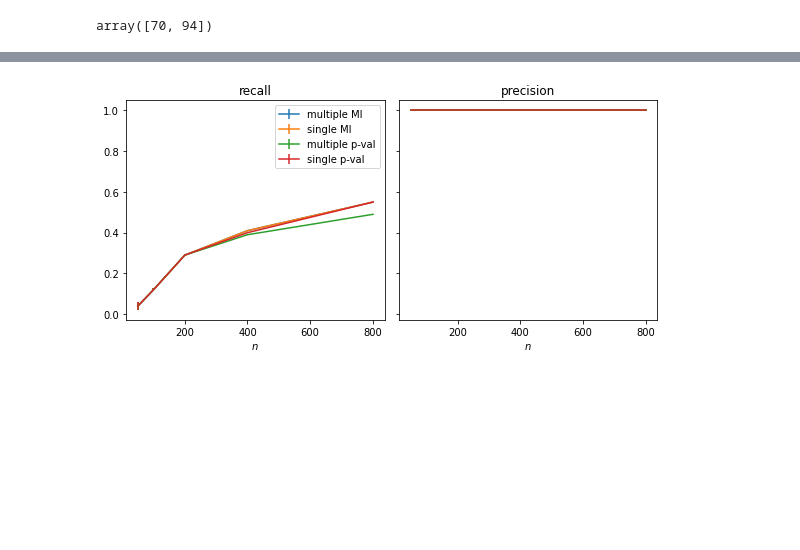
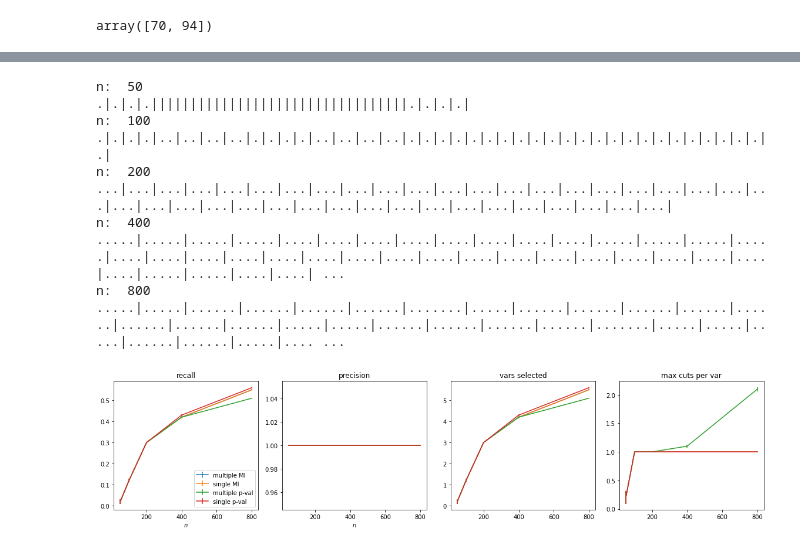
Before and after one commit to marioboley/select_mi, a Jupyter notebook: scribble.ipynb, the cells around one changed output, grey strips where cells are left out. Cells and saved outputs as stored; diff of their text form; code cells hidden in the pictures; blank space fills up the shorter version.

```diff
--- a/scribble.ipynb
+++ b/scribble.ipynb
@@ -292,15 +255,66 @@ n:  800
+# %%
+k = 5
+r, p = 10, 50
+
+reps = 10
+ns = np.array([50, 100, 200, 400, 800])
+names = ['multiple MI', 'single MI', 'multiple p-val', 'single p-val']
+methods = [VariableSelection(0.05, verbose=True),
+           VariableSelection(0.05, multiple_cuts_per_var=False, verbose=True),
+           VariableSelection(0.05, objective='p_value', verbose=True),
+           VariableSelection(0.05, objective='p_value', multiple_cuts_per_var=False, verbose=True)]
+
+prec = np.zeros(shape=(len(methods), reps, len(ns)))
+rec = np.zeros(shape=(len(methods), reps, len(ns)))
+num_selected = np.zeros(shape=(len(methods), reps, len(ns)))
+mean_num_cuts = np.zeros(shape=(len(methods), reps, len(ns)))
+max_num_cuts = np.zeros(shape=(len(methods), reps, len(ns)))
+
+problem = Problem.randomSparseProblem(p, r, k, random_state=0)
+for j, n in enumerate(ns):
+    print('n: ',n)
+    for rep in range(reps):
+        x, y = problem.rvs(n)
+        for i, method in enumerate(methods):
+            selection = clone(method, safe=False)
+            selection.fit(x, y) # VariableSelection(0.05, verbose=True).fit(x, y)
+            intersection = np.intersect1d(selection.selected_, problem.relevant)
+            precision = len(intersection)/len(selection.selected_) if len(selection.selected_)>0 else 1.0
+            recall = len(intersection)/len(problem.relevant)
+            prec[i, rep, j] = precision
+            rec[i, rep, j] = recall
+            num_selected[i, rep, j] = len(selection.selected_)
+            mean_num_cuts[i, rep, j] = selection.num_cuts_selected_.mean() if len(selection.selected_)>0 else 0.0
+            max_num_cuts[i, rep, j] = selection.num_cuts_selected_.max() if len(selection.selected_)>0 else 0.0
+            print('|', end='')
+    print()
+# %% [output]
+n:  50
+.|.|.|.|||||||||||||||||||||||||||||||||.|.|.|.|
+n:  100
+.|.|.|.|..|..|..|..|.|.|.|.|..|..|..|..|.|.|.|.|.|.|.|.|.|.|.|.|.|.|.|.|.|.|.|.|.|.|.|.|
+n:  200
+...|...|...|...|...|...|...|...|...|...|...|...|...|...|...|...|...|...|...|...|...|...|...|...|...|...|...|...|...|...|...|...|...|...|...|...|...|...|...|...|
+n:  400
+.....|.....|.....|.....|....|....|....|....|....|....|....|....|.....|.....|.....|.....|....|....|....|....|....|....|....|....|....|....|....|....|....|....|....|....|....|....|.....|.....|....|....| ...
+n:  800
+.....|.....|......|......|......|......|.......|.....|......|......|......|......|......|......|......|......|.....|.....|......|......|......|......|.......|.....|.....|.....|......|......|.....|.... ...
 # %%
 from matplotlib import pyplot as plt
 
-_, axs = plt.subplots(1, 2, figsize=(8, 4), tight_layout=True, sharey=True)
+_, axs = plt.subplots(1, 4, figsize=(16, 4), tight_layout=True)
 for i in range(len(methods)):
     axs[0].errorbar(ns, rec[i, :, :].mean(axis=0), 1.96*rec[i, :, :].std(axis=0)/ns**0.5, label=names[i])
     axs[1].errorbar(ns, prec[i, :, :].mean(axis=0), 1.96*prec[i, :, :].std(axis=0)/ns**0.5, label=names[i])
+    axs[2].errorbar(ns, num_selected[i, :, :].mean(axis=0), 1.96*num_selected[i, :, :].std(axis=0)/ns**0.5, label=names[i])
+    axs[3].errorbar(ns, max_num_cuts[i, :, :].mean(axis=0), 1.96*max_num_cuts[i, :, :].std(axis=0)/ns**0.5, label=names[i])
 axs[0].set_xlabel('$n$')
 axs[1].set_xlabel('$n$')
 axs[0].set_title('recall')
 axs[1].set_title('precision')
+axs[2].set_title('vars selected')
+axs[3].set_title('max cuts per var')
 axs[0].legend()
 plt.show()
 # %% [output]
-[figure, old version]
+[figure, new version]
```
Also changed, not shown: parts of 3 cells of this notebook.
